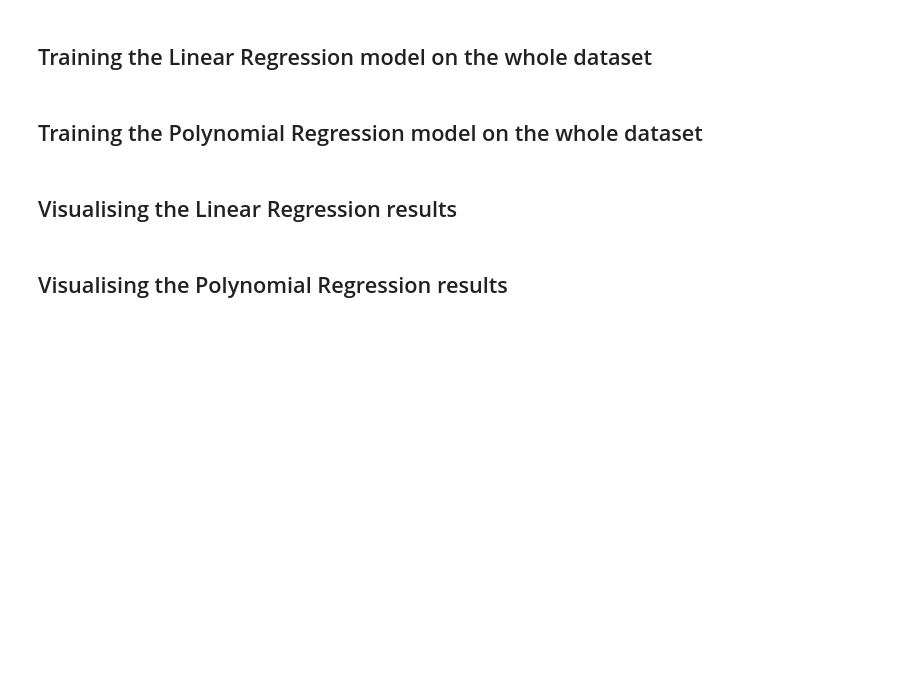
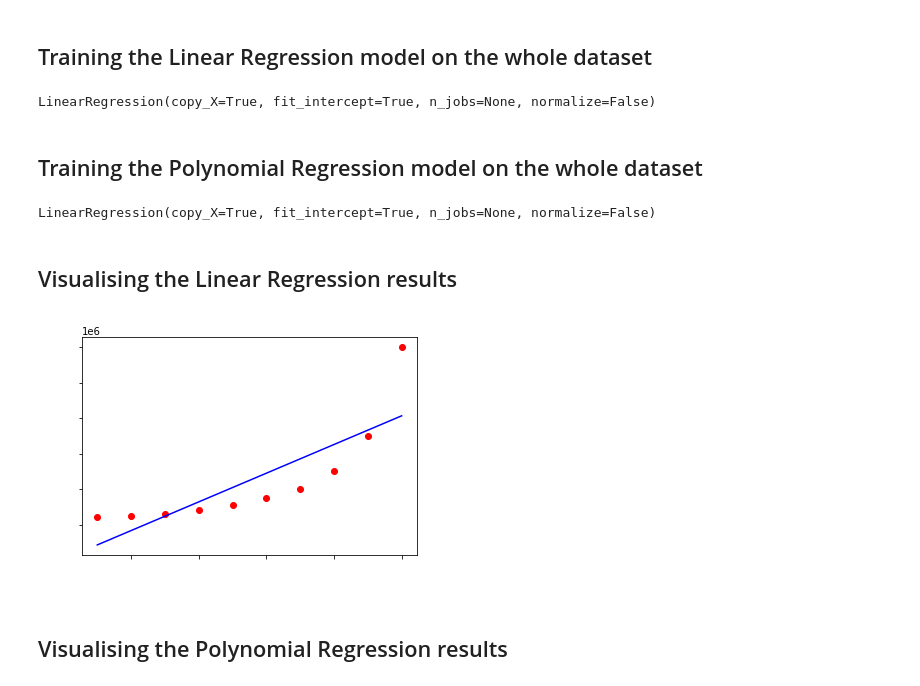
Before and after one commit to stelar-3023/Machine-Learning-A-Z, a Jupyter notebook: Copy_of_polynomial_regression.ipynb, the cells around one changed output. Saved outputs shown, nothing was run; the diff lists cells and outputs as text; code cells hidden in the pictures; blank space fills up the shorter version.

```diff
--- a/Copy_of_polynomial_regression.ipynb
+++ b/Copy_of_polynomial_regression.ipynb
@@ -7,10 +16,39 @@
 # %% [markdown]
 ## Importing the dataset
+# %%
+dataset = pd.read_csv("Position_Salaries.csv")
+X = dataset.iloc[:, 1:-1].values
+y = dataset.iloc[:, -1].values
 # %% [markdown]
 ## Training the Linear Regression model on the whole dataset
+# %%
+from sklearn.linear_model import LinearRegression
+lin_reg = LinearRegression()
+lin_reg.fit(X,y)
+# %% [output]
+LinearRegression(copy_X=True, fit_intercept=True, n_jobs=None, normalize=False)
 # %% [markdown]
 ## Training the Polynomial Regression model on the whole dataset
+# %%
+from sklearn.preprocessing import PolynomialFeatures
+poly_reg = PolynomialFeatures(degree = 4)
+X_poly = poly_reg.fit_transform(X)
+lin_reg_2 = LinearRegression()
+lin_reg_2.fit(X_poly, y)
+# %% [output]
+LinearRegression(copy_X=True, fit_intercept=True, n_jobs=None, normalize=False)
 # %% [markdown]
 ## Visualising the Linear Regression results
+# %%
+plt.scatter(X, y, color = "red")
+plt.plot(X, lin_reg.predict(X), color = "blue")
+plt.title("Truth or Bluff (Linear Regression)", color = "white")
+plt.xlabel("Position Level", color = "white")
+plt.ylabel("Salary", color = "white")
+plt.xticks(color = "white")
+plt.yticks(color = "white")
+plt.show()
+# %% [output]
+[figure, added]
 # %% [markdown]
 ## Visualising the Polynomial Regression results
```
Also changed, not shown: parts of 5 cells of this notebook.
